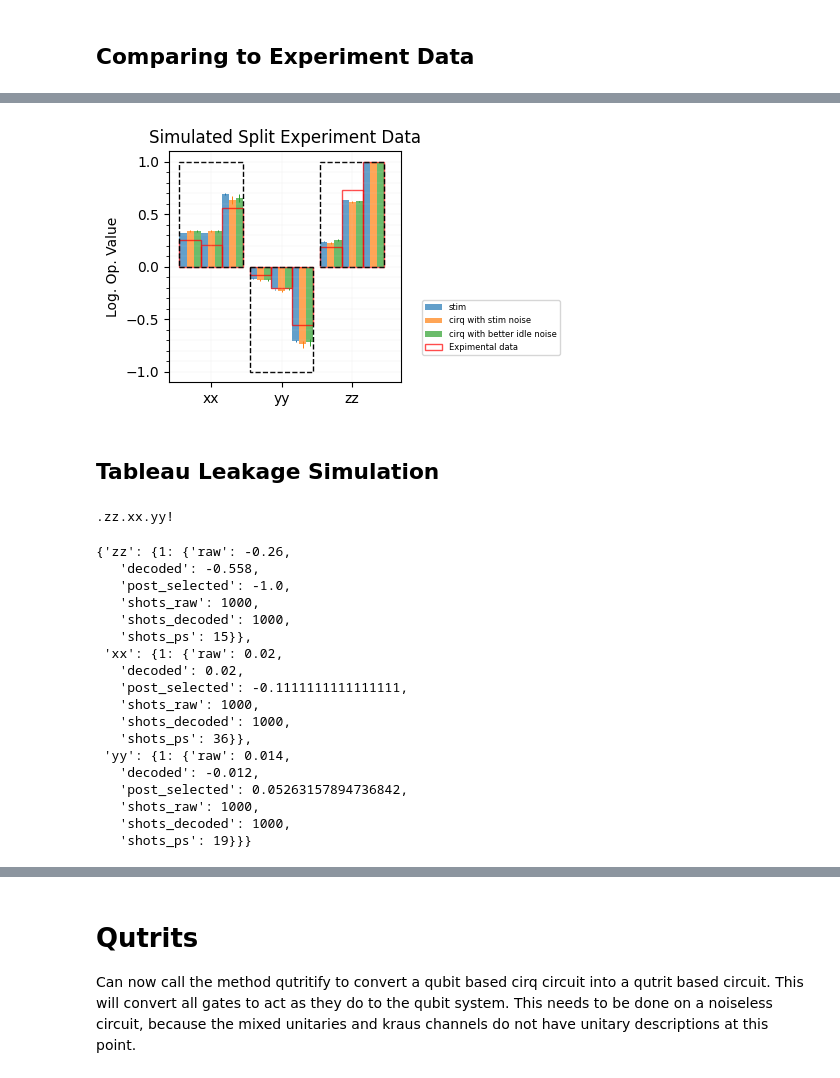
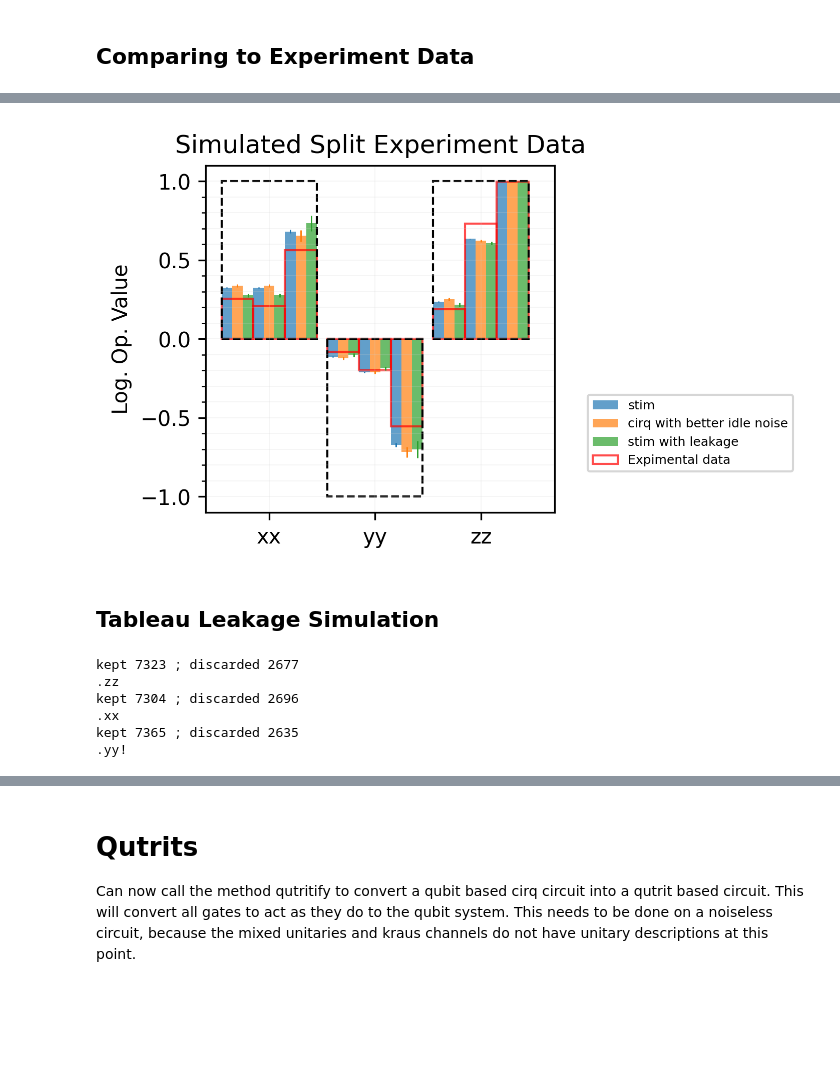
Before and after one commit to ihesner/cirq_qec, a Jupyter notebook: example_notebook.ipynb, the cells around one changed output, grey strips where cells are left out. Cells and saved outputs as stored; diff of their text form; code cells hidden in the pictures; blank space fills up the shorter version.

```diff
--- a/example_notebook.ipynb
+++ b/example_notebook.ipynb
@@ -227,3 +227,6 @@ print('!')
 today = date.today().strftime('%Y%m%d')
 with open(f"simulation_data/{today}_z_all_{shots}_cirq_noarb.pkl", 'wb') as f:
     pickle.dump(cirq_data, f)
+# %%
+with open(f"simulation_data\\20250402_z_all_10000_cirq_noarb.pkl", 'rb') as f:
+    cirq_data = pickle.load(f)
@@ -318,6 +306,9 @@ print('!')
 today = date.today().strftime('%Y%m%d')
 with open(f"simulation_data/{today}_z_all_{shots}_cirq_idle.pkl", 'wb') as f:
     pickle.dump(idle_data, f)
+# %%
+with open(f"simulation_data/20250402_z_all_10000_cirq_idle.pkl", 'rb') as f:
+    idle_data = pickle.load(f)
 # %%
 # organizing data
 groups = ['xx', 'yy', 'zz']
@@ -405,24 +396,31 @@ exp_data = {'xx': {'decoded': 0.20838734620545363,
   'postselect': -0.21143663960465942}}
 # %%
 
-plt.figure(figsize=(3,3))
+plt.figure(figsize=(3,3), dpi=300)
 
 
 offset = -.1
 c = 0
-for data_set in [stim_data, cirq_data, idle_data]:
+for data_set in [stim_data,  idle_data, leakage_data]:
+    flip = -1 if data_set == leakage_data else 1
     # organizing data
     groups = ['xx', 'yy', 'zz']
-    raw_data = np.asarray([data_set[group][1]['raw'] for group in groups])
-    decoded_data = np.asarray([data_set[group][1]['decoded'] for group in groups])
-    post_selected_data = np.asarray([data_set[group][1]['post_selected'] for group in groups])
+    raw_data = np.asarray([flip*data_set[group][1]['raw']
+                           if group in ['yy', 'zz'] else data_set[group][1]['raw']
+                            for group in groups])
+    decoded_data = np.asarray([flip*data_set[group][1]['decoded']
+                           if group in ['yy', 'zz'] else data_set[group][1]['decoded']
+                             for group in groups])
+    post_selected_data = np.asarray([flip*data_set[group][1]['post_selected']
+                           if group in ['yy', 'zz'] else data_set[group][1]['post_selected']
+                             for group in groups])
     shots_raw = np.asarray([data_set[group][1]['shots_raw'] for group in groups])
     shots_decoded = np.asarray([data_set[group][1]['shots_decoded'] for group in groups])
     shots_ps = np.asarray([data_set[group][1]['shots_ps'] for group in groups])
 
     xs = np.array(range(3))
 
-    bar_width = .1
+    bar_width = .3/3
 
 
     # Raw
@@ -440,7 +438,7 @@ for data_set in [stim_data, cirq_data, idle_data]:
     # Post-selected
     plt.bar(xs + 3*bar_width + offset, post_selected_data, bar_width,
             # label='post_selected',
-            label=f"{['stim', 'cirq with stim noise', 'cirq with better idle noise'][c]}",
+            label=f"{['stim', 'cirq with better idle noise', 'stim with leakage'][c]}",
             alpha=.7, color=f"C{c}")
     plt.errorbar(xs + 3* bar_width + offset, post_selected_data, yerr=np.sqrt(((1+post_selected_data)*(1-post_selected_data))/shots_ps),
                 linestyle=' ', linewidth=.7, color=f"C{c}")
@@ -457,39 +455,39 @@ plt.bar(xs - exp_bar_width, raw_data, exp_bar_width,
         # label='raw',
         alpha=.7, color='none', edgecolor='red')
 # Decoded
 plt.bar(xs + 0, decoded_data, exp_bar_width,
         # label='decoded',
         alpha=.7, color='none', edgecolor='red')
 # Post-selected
 plt.bar(xs + exp_bar_width , post_selected_data, exp_bar_width,
         # label='post_selected',
         label="Expimental data",
         alpha=.7, color='none', edgecolor='red')
 
 
 # Outlines
 plt.bar(xs, [1, -1, 1], 3*3*bar_width, alpha=1,
         color='none', edgecolor='black', linestyle='dashed')
 
 # Nicities
 plt.xticks(xs, groups)
 plt.ylabel('Log. Op. Value')
 plt.legend(fontsize=6, loc='lower right', bbox_to_anchor=(1.7,.1))
 plt.grid(which='both', color='lightgray', linewidth=.1)
 plt.yticks(ticks=np.linspace(-1, 1, 5))
 plt.yticks(ticks=np.linspace(-1, 1, 21), minor=True)
 plt.xlim(-.6, 2.7)
 plt.title('Simulated Split Experiment Data')
 today = date.today().strftime('%Y%m%d')
 plt.savefig(f'figs/{today}_simulation_comparison.png')
 plt.show()
 # %% [output]
-[figure, old version]
+[figure, new version]
 # %% [markdown]
 ## Tableau Leakage Simulation
 # %%
 factors = [1]
-shots = 1000
+shots = 10000
 ros = ['zz', 'xx', 'yy']
 
 leakage_data = {ro: {factor: {}
@@ -515,42 +513,32 @@ for readout in ['zz', 'xx', 'yy']:
 
         # Simulating
         dets, log_ops, bits, mmts = [], [], [], []
+        kept, discarded = 0, 0
         for s in range(shots):
             ds, los, bs, ms = circuit_to_tableau_simulator(noisy_stim_circuit,
-                                        p_L=1e-12, T_D=1e10, num_qubits=17) #.01, 23e3, 17)
+                                        # p_L=1e-12, T_D=1e10, num_qubits=17)
+                                        p_L=.0018, T_D=23e3, num_qubits=17)
             # print(len(ds))
-            dets.append(ds)
-            log_ops.append(los)
-            bits.append(bs)
-            mmts.append(ms)
+            if sum(bs) == 0:
+                kept += 1
+                dets.append(ds)
+                log_ops.append(los)
+                bits.append(bs)
+                mmts.append(ms)
+            else:
+                discarded += 1
 
         # Data Sorting
         mmts = np.array(mmts, dtype=np.bool_)
-        leakage_data[readout][factor] = get_operator_values(mmts, dets, match, mtrack)
-
+        leakage_data[readout][factor] = get_operator_values(mmts, dets, match, mtrack, readout=readout)
+        print("\nkept", kept, "; discarded", discarded)
         print('.', end='')
     print(readout, end='')
 print('!')
 # %% [output]
-.zz.xx.yy!
+kept 7323 ; discarded 2677
+.zz
+kept 7304 ; discarded 2696
+.xx
+kept 7365 ; discarded 2635
+.yy!
-# %%
-leakage_data
-# %% [output]
-{'zz': {1: {'raw': -0.26,
-   'decoded': -0.558,
-   'post_selected': -1.0,
-   'shots_raw': 1000,
-   'shots_decoded': 1000,
-   'shots_ps': 15}},
- 'xx': {1: {'raw': 0.02,
-   'decoded': 0.02,
-   'post_selected': -0.1111111111111111,
-   'shots_raw': 1000,
-   'shots_decoded': 1000,
-   'shots_ps': 36}},
- 'yy': {1: {'raw': 0.014,
-   'decoded': -0.012,
-   'post_selected': 0.05263157894736842,
-   'shots_raw': 1000,
-   'shots_decoded': 1000,
-   'shots_ps': 19}}}
```
Also changed, not shown: parts of 8 cells of this notebook, 4 other files.
